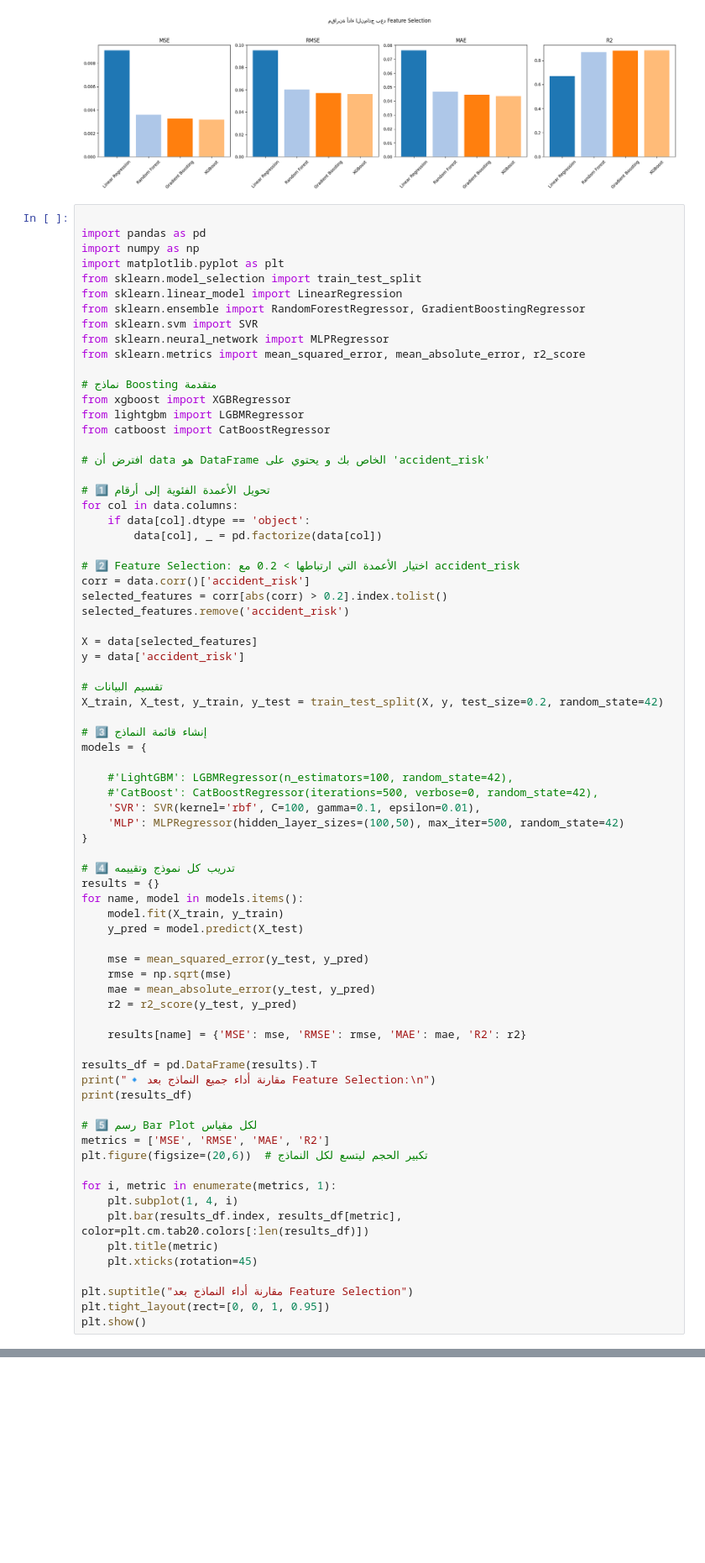
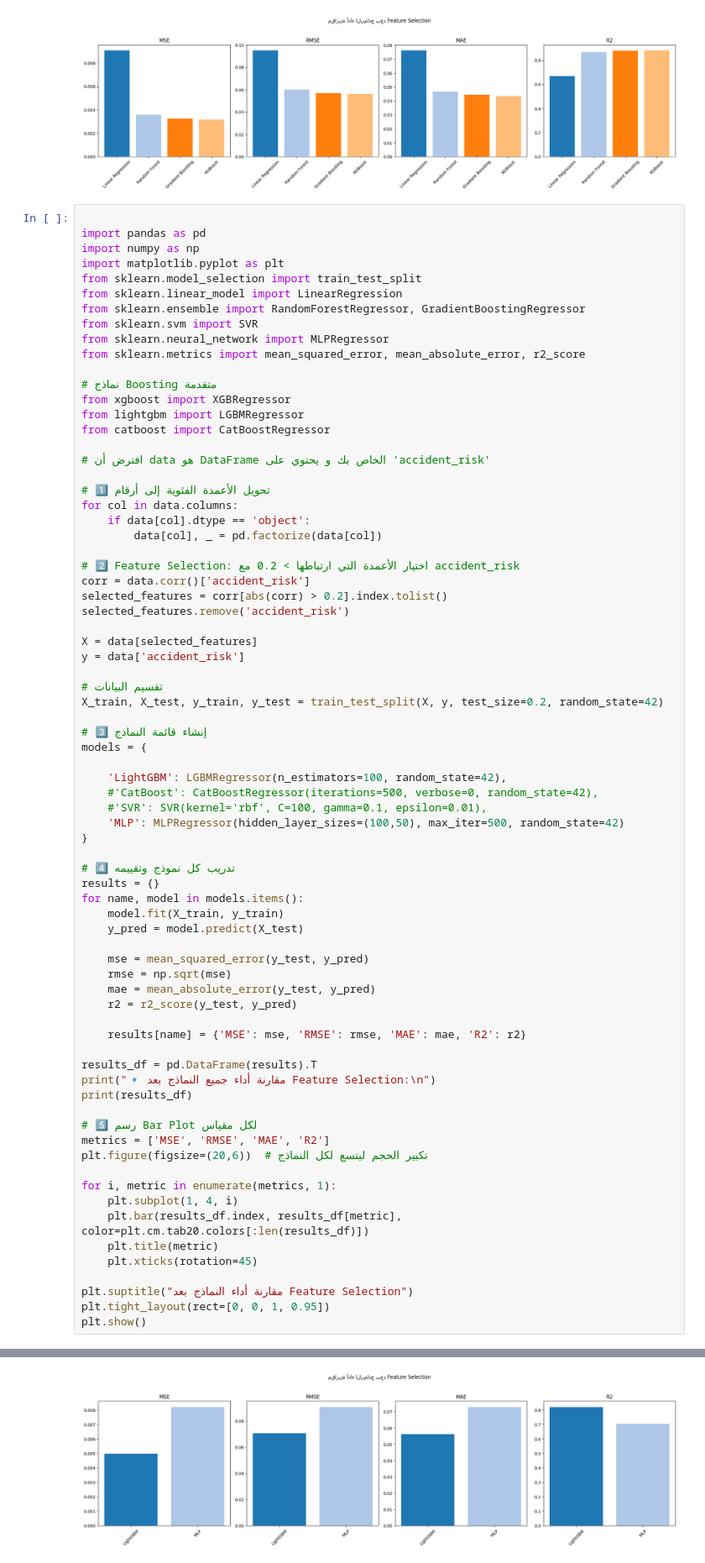
Before and after one commit to hananbahtiti/Predicting-Road-Accident-Risk, a Jupyter notebook: Predicting_Road_Accident_Risk.ipynb, the cells around one changed output, grey strips where cells are left out. Shown at 84% size. Saved outputs shown, nothing was run; the diff lists cells and outputs as text; blank space fills up the shorter version.

```diff
--- a/Predicting_Road_Accident_Risk.ipynb
+++ b/Predicting_Road_Accident_Risk.ipynb
@@ -642,9 +642,9 @@ X_train, X_test, y_train, y_test = train_test_split(X, y, test_size=0.2, random_
 # 3️⃣ إنشاء قائمة النماذج
 models = {
 
-    #'LightGBM': LGBMRegressor(n_estimators=100, random_state=42),
+    'LightGBM': LGBMRegressor(n_estimators=100, random_state=42),
     #'CatBoost': CatBoostRegressor(iterations=500, verbose=0, random_state=42),
-    'SVR': SVR(kernel='rbf', C=100, gamma=0.1, epsilon=0.01),
+    #'SVR': SVR(kernel='rbf', C=100, gamma=0.1, epsilon=0.01),
     'MLP': MLPRegressor(hidden_layer_sizes=(100,50), max_iter=500, random_state=42)
 }
 
@@ -688,3 +693,4 @@ And if memory is not enough, you can set `force_col_wise=true`.
+[figure, added]
 # %%
 import pandas as pd
 
```
Also changed, not shown: parts of 1 cell of this notebook.
